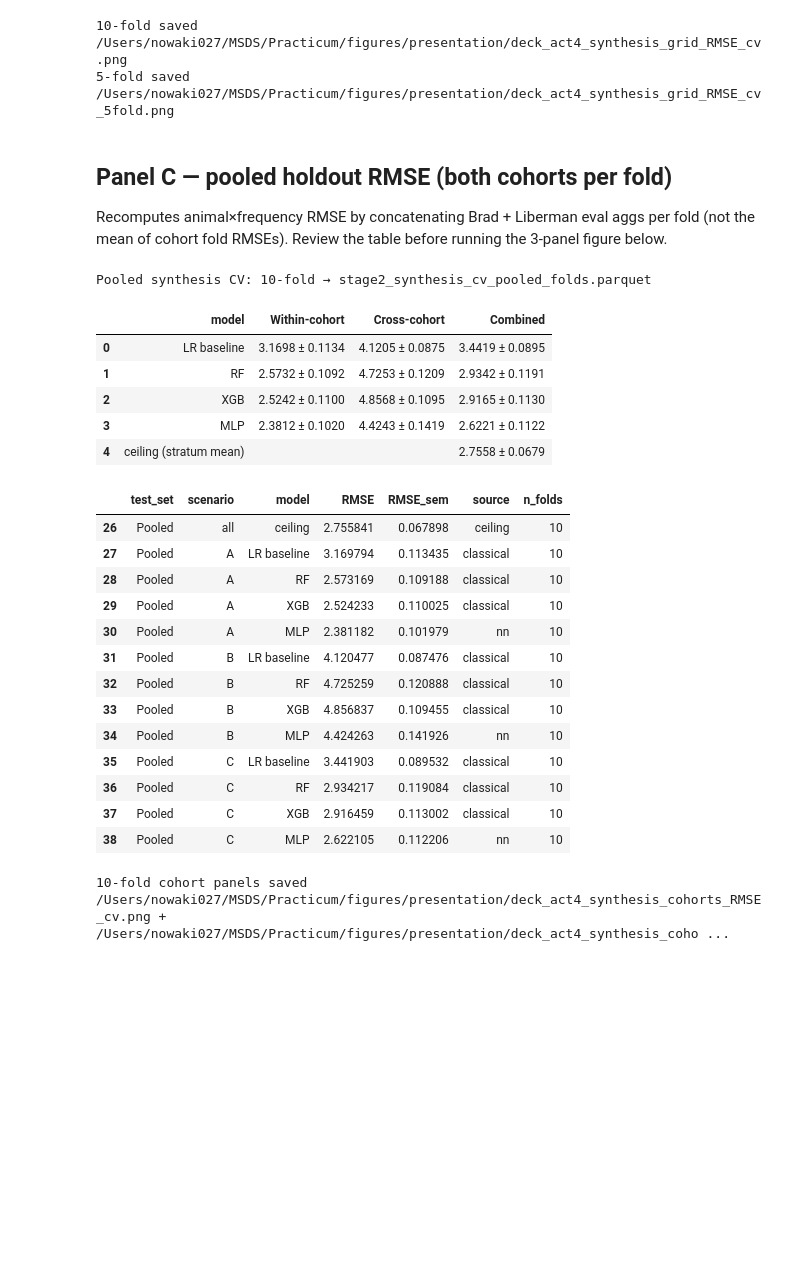
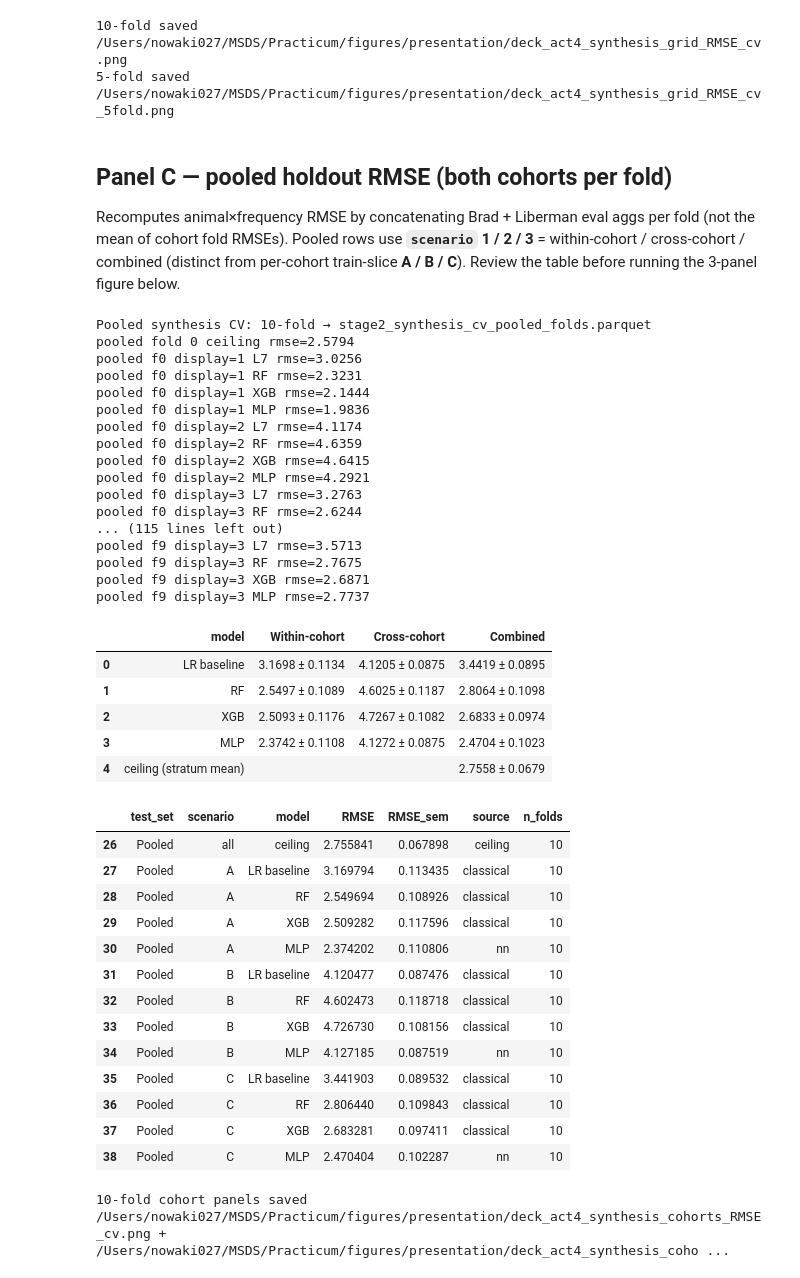
Before and after one commit to vuhcl/ABR2synapse, a Jupyter notebook: abr_stage2_synthesis_cv.ipynb, the cells around one changed output. Saved outputs shown, nothing was run; the diff lists cells and outputs as text; code cells hidden in the pictures; blank space fills up the shorter version.

```diff
--- a/abr_stage2_synthesis_cv.ipynb
+++ b/abr_stage2_synthesis_cv.ipynb
@@ -97,9 +99,11 @@ for scen in ("A", "B", "C"):
     hp[scen] = json.loads(p.read_text())
 
 # (n_splits, force_rerun) — separate cache files per fold count
+# After feature changes (e.g. strain_binary), delete stage2_synthesis_cv_* parquets
+# or set force_rerun=True for that run entry.
 SYNTHESIS_RUNS = [
-    (10, False),  # legacy paths; skip if already complete
-    (5, False),  # figures/cache/stage2_synthesis_cv_5fold_*
+    (10, True),  # legacy paths; skip if already complete
+    (5, True),  # figures/cache/stage2_synthesis_cv_5fold_*
 ]
 summaries = {}
 for n_folds, force_rerun in SYNTHESIS_RUNS:
@@ -220,38 +221,54 @@ for n_folds, summary in summaries.items():
 # %% [markdown]
 ## Panel C — pooled holdout RMSE (both cohorts per fold)
 
-Recomputes animal×frequency RMSE by concatenating Brad + Liberman eval aggs per fold (not the mean of cohort fold RMSEs). Review the table before running the 3-panel figure below.
+Recomputes animal×frequency RMSE by concatenating Brad + Liberman eval aggs per fold (not the mean of cohort fold RMSEs). Pooled rows use **`scenario` 1 / 2 / 3** = within-cohort / cross-cohort / combined (distinct from per-cohort train-slice **A / B / C**). Review the table before running the 3-panel figure below.
 # %%
-FORCE_POOLED_RERUN = False
+FORCE_POOLED_RERUN = True
 pooled_folds = compute_pooled_synthesis_folds(
     hp, device=device, verbose=True, force_rerun=FORCE_POOLED_RERUN
 )
 summary_pooled = summarize_pooled_folds(pooled_folds)
 display(panel_c_rmse_report_table(summary_pooled))
 summary_10_pooled = pd.concat([summary_10, summary_pooled], ignore_index=True)
-summary_10_pooled.loc[summary_10_pooled["test_set"].eq("Pooled")]
+display(summary_10_pooled.loc[summary_10_pooled["test_set"].eq("Pooled")])
 # %% [output]
 Pooled synthesis CV: 10-fold → stage2_synthesis_cv_pooled_folds.parquet
+pooled fold 0 ceiling rmse=2.5794
+pooled f0 display=1 L7 rmse=3.0256
+pooled f0 display=1 RF rmse=2.3231
+pooled f0 display=1 XGB rmse=2.1444
+pooled f0 display=1 MLP rmse=1.9836
+pooled f0 display=2 L7 rmse=4.1174
+pooled f0 display=2 RF rmse=4.6359
+pooled f0 display=2 XGB rmse=4.6415
+pooled f0 display=2 MLP rmse=4.2921
+pooled f0 display=3 L7 rmse=3.2763
+pooled f0 display=3 RF rmse=2.6244
+... (115 lines left out)
+pooled f9 display=3 L7 rmse=3.5713
+pooled f9 display=3 RF rmse=2.7675
+pooled f9 display=3 XGB rmse=2.6871
+pooled f9 display=3 MLP rmse=2.7737
 |  | model | Within-cohort | Cross-cohort | Combined |
 | 0 | LR baseline | 3.1698 ± 0.1134 | 4.1205 ± 0.0875 | 3.4419 ± 0.0895 |
-| 1 | RF | 2.5732 ± 0.1092 | 4.7253 ± 0.1209 | 2.9342 ± 0.1191 |
-| 2 | XGB | 2.5242 ± 0.1100 | 4.8568 ± 0.1095 | 2.9165 ± 0.1130 |
-| 3 | MLP | 2.3812 ± 0.1020 | 4.4243 ± 0.1419 | 2.6221 ± 0.1122 |
+| 1 | RF | 2.5497 ± 0.1089 | 4.6025 ± 0.1187 | 2.8064 ± 0.1098 |
+| 2 | XGB | 2.5093 ± 0.1176 | 4.7267 ± 0.1082 | 2.6833 ± 0.0974 |
+| 3 | MLP | 2.3742 ± 0.1108 | 4.1272 ± 0.0875 | 2.4704 ± 0.1023 |
 | 4 | ceiling (stratum mean) |  |  | 2.7558 ± 0.0679 |
 |  | test_set | scenario | model | RMSE | RMSE_sem | source | n_folds |
 | 26 | Pooled | all | ceiling | 2.755841 | 0.067898 | ceiling | 10 |
 | 27 | Pooled | A | LR baseline | 3.169794 | 0.113435 | classical | 10 |
-| 28 | Pooled | A | RF | 2.573169 | 0.109188 | classical | 10 |
-| 29 | Pooled | A | XGB | 2.524233 | 0.110025 | classical | 10 |
-| 30 | Pooled | A | MLP | 2.381182 | 0.101979 | nn | 10 |
+| 28 | Pooled | A | RF | 2.549694 | 0.108926 | classical | 10 |
+| 29 | Pooled | A | XGB | 2.509282 | 0.117596 | classical | 10 |
+| 30 | Pooled | A | MLP | 2.374202 | 0.110806 | nn | 10 |
 | 31 | Pooled | B | LR baseline | 4.120477 | 0.087476 | classical | 10 |
-| 32 | Pooled | B | RF | 4.725259 | 0.120888 | classical | 10 |
-| 33 | Pooled | B | XGB | 4.856837 | 0.109455 | classical | 10 |
-| 34 | Pooled | B | MLP | 4.424263 | 0.141926 | nn | 10 |
+| 32 | Pooled | B | RF | 4.602473 | 0.118718 | classical | 10 |
+| 33 | Pooled | B | XGB | 4.726730 | 0.108156 | classical | 10 |
+| 34 | Pooled | B | MLP | 4.127185 | 0.087519 | nn | 10 |
 | 35 | Pooled | C | LR baseline | 3.441903 | 0.089532 | classical | 10 |
-| 36 | Pooled | C | RF | 2.934217 | 0.119084 | classical | 10 |
-| 37 | Pooled | C | XGB | 2.916459 | 0.113002 | classical | 10 |
-| 38 | Pooled | C | MLP | 2.622105 | 0.112206 | nn | 10 |
+| 36 | Pooled | C | RF | 2.806440 | 0.109843 | classical | 10 |
+| 37 | Pooled | C | XGB | 2.683281 | 0.097411 | classical | 10 |
+| 38 | Pooled | C | MLP | 2.470404 | 0.102287 | nn | 10 |
 # %%
 png = synthesis_cohort_panels_cv(summary_10)
 svg = png.with_suffix(".svg")
```
Also changed, not shown: parts of 7 cells of this notebook, 4 other files.
